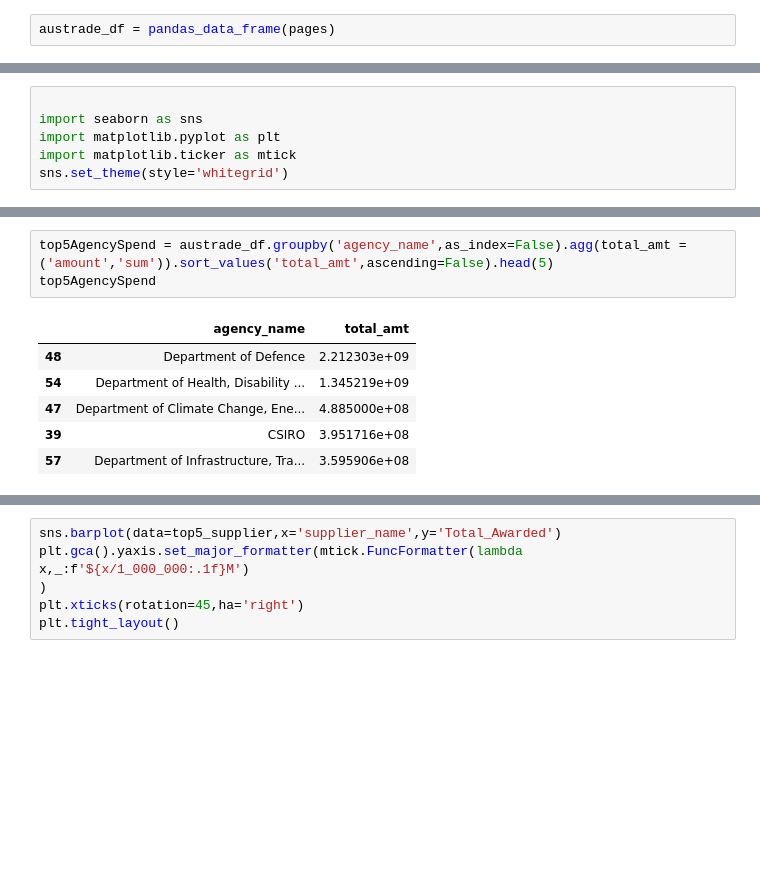
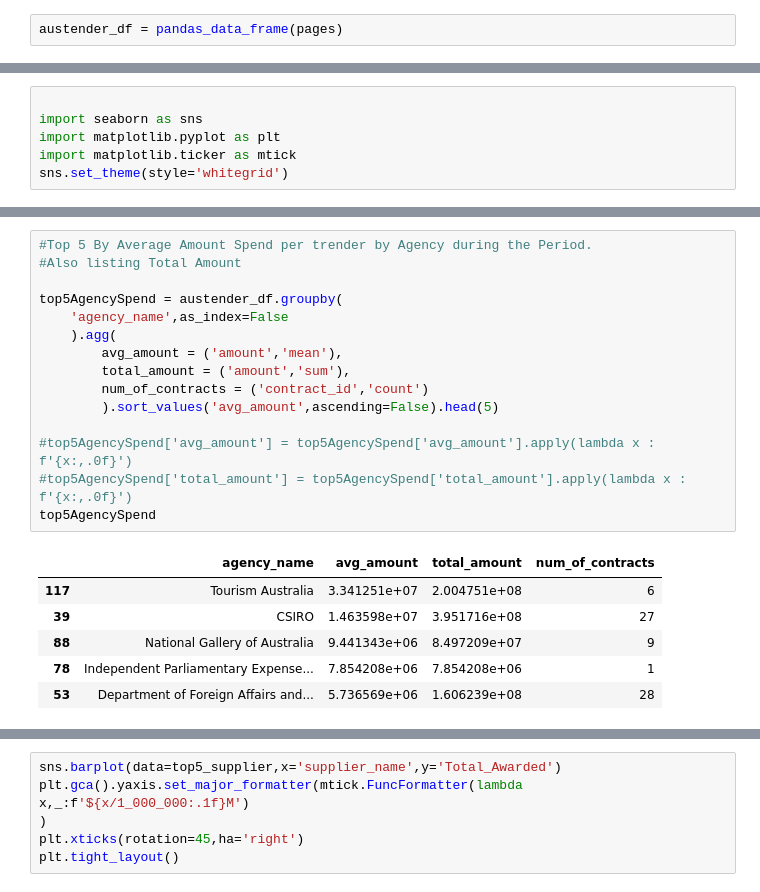
Before and after one commit to ShaunVN/Project_AusTender, a Jupyter notebook: src/source_code.ipynb, the cells around one changed output, grey strips where cells are left out. Drawn from its saved outputs; the diff is of its cells as text; blank space fills up the shorter version.

```diff
--- a/src/source_code.ipynb
+++ b/src/source_code.ipynb
@@ -158,5 +158,5 @@ while True:
 
     current = read_more_austender_data(next_url)
 # %%
-austrade_df = pandas_data_frame(pages)
+austender_df = pandas_data_frame(pages)
 # %%
@@ -204,11 +204,23 @@ austrade_df
 # %%
-top5AgencySpend = austrade_df.groupby('agency_name',as_index=False).agg(total_amt = ('amount','sum')).sort_values('total_amt',ascending=False).head(5)
+#Top 5 By Average Amount Spend per trender by Agency during the Period.
+#Also listing Total Amount
+
+top5AgencySpend = austender_df.groupby(
+    'agency_name',as_index=False
+    ).agg(
+        avg_amount = ('amount','mean'),
+        total_amount = ('amount','sum'),
+        num_of_contracts = ('contract_id','count')
+        ).sort_values('avg_amount',ascending=False).head(5)
+
+#top5AgencySpend['avg_amount'] = top5AgencySpend['avg_amount'].apply(lambda x : f'{x:,.0f}')
+#top5AgencySpend['total_amount'] = top5AgencySpend['total_amount'].apply(lambda x : f'{x:,.0f}')
 top5AgencySpend
 # %% [output]
-|  | agency_name | total_amt |
-| 48 | Department of Defence | 2.212303e+09 |
-| 54 | Department of Health, Disability ... | 1.345219e+09 |
-| 47 | Department of Climate Change, Ene... | 4.885000e+08 |
-| 39 | CSIRO | 3.951716e+08 |
-| 57 | Department of Infrastructure, Tra... | 3.595906e+08 |
+|  | agency_name | avg_amount | total_amount | num_of_contracts |
+| 117 | Tourism Australia | 3.341251e+07 | 2.004751e+08 | 6 |
+| 39 | CSIRO | 1.463598e+07 | 3.951716e+08 | 27 |
+| 88 | National Gallery of Australia | 9.441343e+06 | 8.497209e+07 | 9 |
+| 78 | Independent Parliamentary Expense... | 7.854208e+06 | 7.854208e+06 | 1 |
+| 53 | Department of Foreign Affairs and... | 5.736569e+06 | 1.606239e+08 | 28 |
 # %%
```
Also changed, not shown: parts of 4 cells of this notebook.
